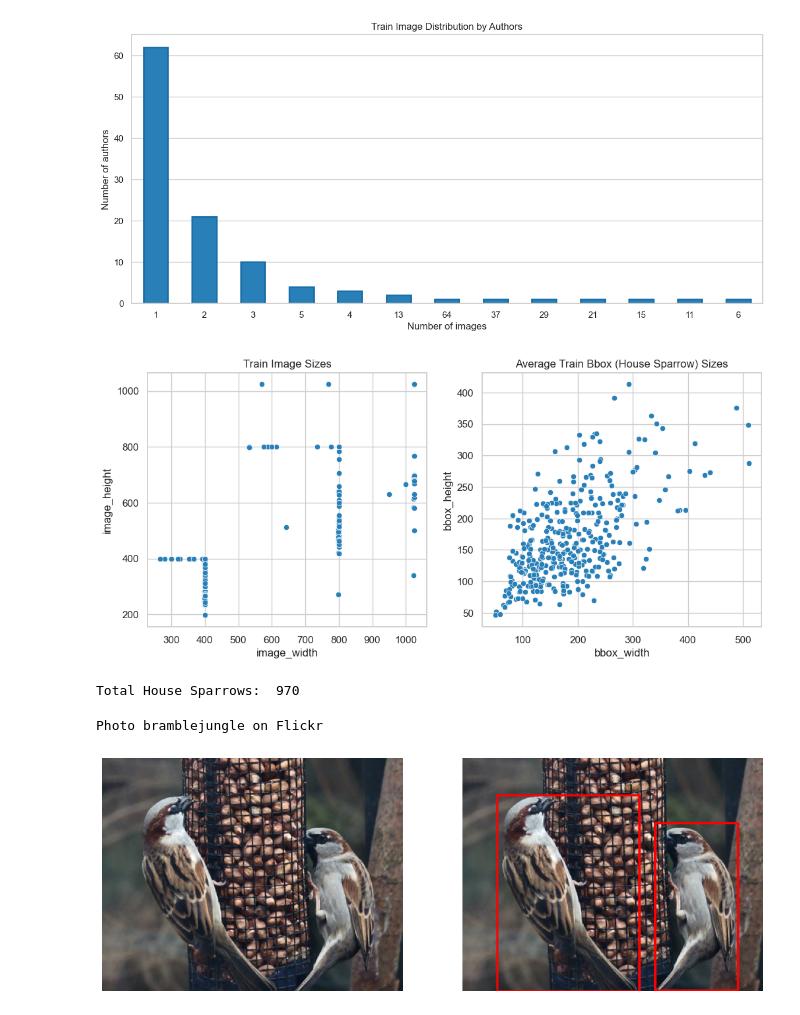
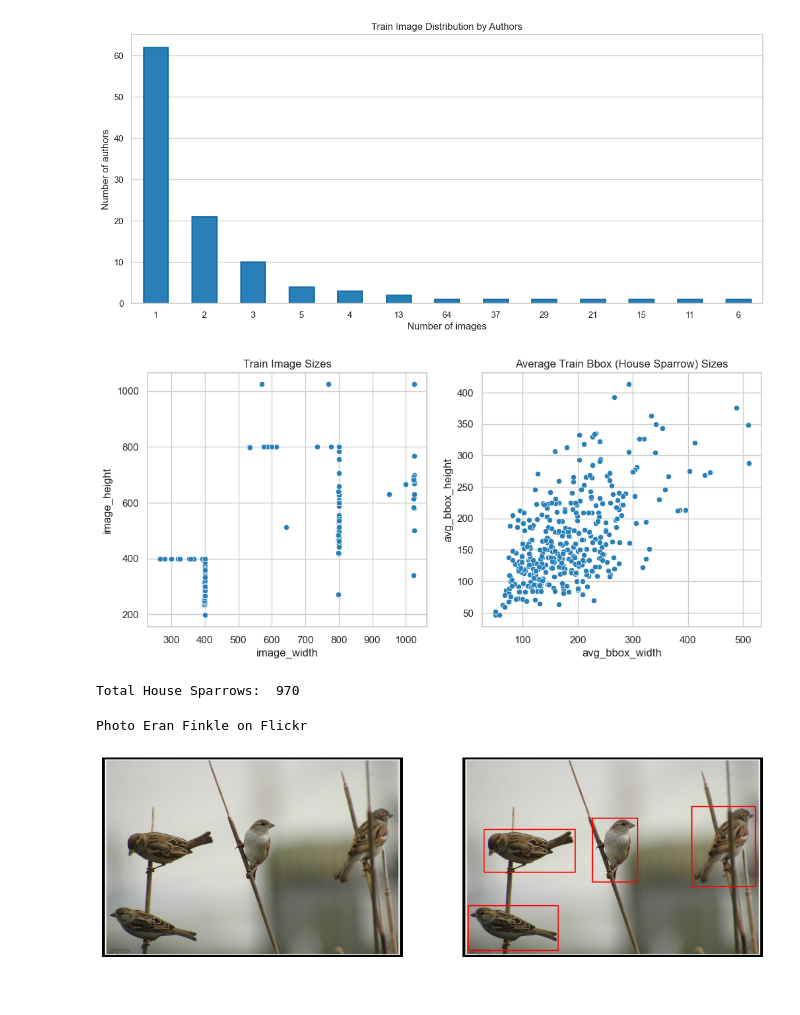
Before and after one commit to data42lana/end-to-end-cv-mlops-project, a Jupyter notebook: notebooks/EDA.ipynb, the cells around one changed output. Cells and saved outputs as stored; diff of their text form; code cells hidden in the pictures.

Commit message:
Create prepared (train-test) data and update the EDA notebook.

```diff
--- a/notebooks/EDA.ipynb
+++ b/notebooks/EDA.ipynb
@@ -178,13 +179,34 @@ hs_bbox_number_df[hs_bbox_number_df['Number_HSparrows'] != hs_bbox_number_df['Nu
 # %%
-X = hs_img_info_df['Name']
-y = hs_img_info_df['Number_HSparrows']
-groups = hs_img_info_df['Author']
-
-# Split the images into train and test
+# Split image indexes into train and test ones
 # by groups of authors and the number of house sparrows as classes
 split = StratifiedGroupKFold(n_splits=5, shuffle=True, random_state=0)
-train_ids, test_ids = next(split.split(X, y, groups))
-test_size = len(test_ids)/(len(train_ids) + len(test_ids))
-print(f'Test size: {test_size:0.1%}')
+train_ids, test_ids = next(split.split(X=hs_img_info_df['Name'],
+                                       y=hs_img_info_df['Number_HSparrows'],
+                                       groups=hs_img_info_df['Author']))
+print(f'Test size: {(len(test_ids)/(len(train_ids) + len(test_ids))):0.1%}')
 # %% [output]
 Test size: 25.0%
+# %%
+# Create training and testing datasets
+hs_train_test_df= []
+sel_columns = hs_img_bbox_df.columns[3:]
+
+for idx in (train_ids, test_ids):
+    # Average the bbox data by their number in one image
+    avg_bbox_df = (hs_img_bbox_df.loc[hs_img_bbox_df.image_name.isin(hs_img_info_df.Name[idx]), sel_columns]
+                       .groupby('image_name')
+                       .agg('mean')
+                       .round()
+                       .reset_index()
+                       .rename(columns={'image_name': 'Name',
+                                        'bbox_width': 'avg_bbox_width',
+                                        'bbox_height': 'avg_bbox_height'}))
+    merge_df = hs_img_info_df.iloc[idx].merge(avg_bbox_df, on='Name', how='left')
+    hs_train_test_df.append(merge_df)
+
+hs_train_df, hs_test_df = hs_train_test_df
+
+del hs_train_test_df
+
+print(f"Train Dataset Shape: {hs_train_df.shape}")
+print(f"Test Dataset Shape: {hs_test_df.shape}")
@@ -232,15 +252,15 @@ axs.flatten()
 
 # Draw scatter plots to show prevailing image and average bbox sizes
 # in the train dataset
-for ax, elem in zip(axs, ('image', 'bbox')):
+for ax, elem in zip(axs, ('image', 'avg_bbox')):
     title = "Train Image Sizes"
 
-    if elem == 'bbox':
+    if elem == 'avg_bbox':
         title = "Average Train Bbox (House Sparrow) Sizes"
 
     _ = (sns.scatterplot(x=elem + '_width', y=elem + '_height',
-                         data=bbox_train_img_avg, ax=ax)
+                         data=hs_train_df, ax=ax)
             .set_title(title))
 # %% [output]
-[figure, old version]
+[figure, new version]
 # %%
@@ -250,27 +270,25 @@ Total House Sparrows:  970
 # %%
 # Show one of the train images (with and without bounding boxes)
 fig, (ax1, ax2) = plt.subplots(1, 2, figsize=(14, 6))
 
-img_sample_df = (hs_img_info_df.loc[hs_img_info_df.index.isin(train_ids),
-                                   ['Name', 'Author', 'Source']]
-                               .sample(1).squeeze())
+img_sample_df = hs_train_df[['Name', 'Author', 'Source']].sample(1).squeeze()
 img_sample_name = img_sample_df['Name']
 img_sample = plt.imread(os.path.join(IMG_PATH, img_sample_name))
 ax1.imshow(img_sample)
 ax1.axis('off')
 
 rec_df = (hs_img_bbox_df.loc[hs_img_bbox_df['image_name'] == img_sample_name,
                             ['bbox_x', 'bbox_y', 'bbox_width', 'bbox_height']].values)
 
 # Draw bounding box rectangles on the image
 for x, y, w, h in rec_df:
     img_sample = cv2.rectangle(img_sample, (x, y), (x + w, y + h),
                                color=(255, 0, 0), thickness=2)
 
 ax2.imshow(img_sample)
 ax2.axis('off')
 print("Photo {0} on {1}".format(img_sample_df['Author'], img_sample_df['Source']))
 plt.show()
 # %% [output]
-Photo bramblejungle on Flickr
+Photo Eran Finkle on Flickr
-[figure, old version]
+[figure, new version]
```
Also changed, not shown: parts of 14 cells of this notebook, 2 other files.
